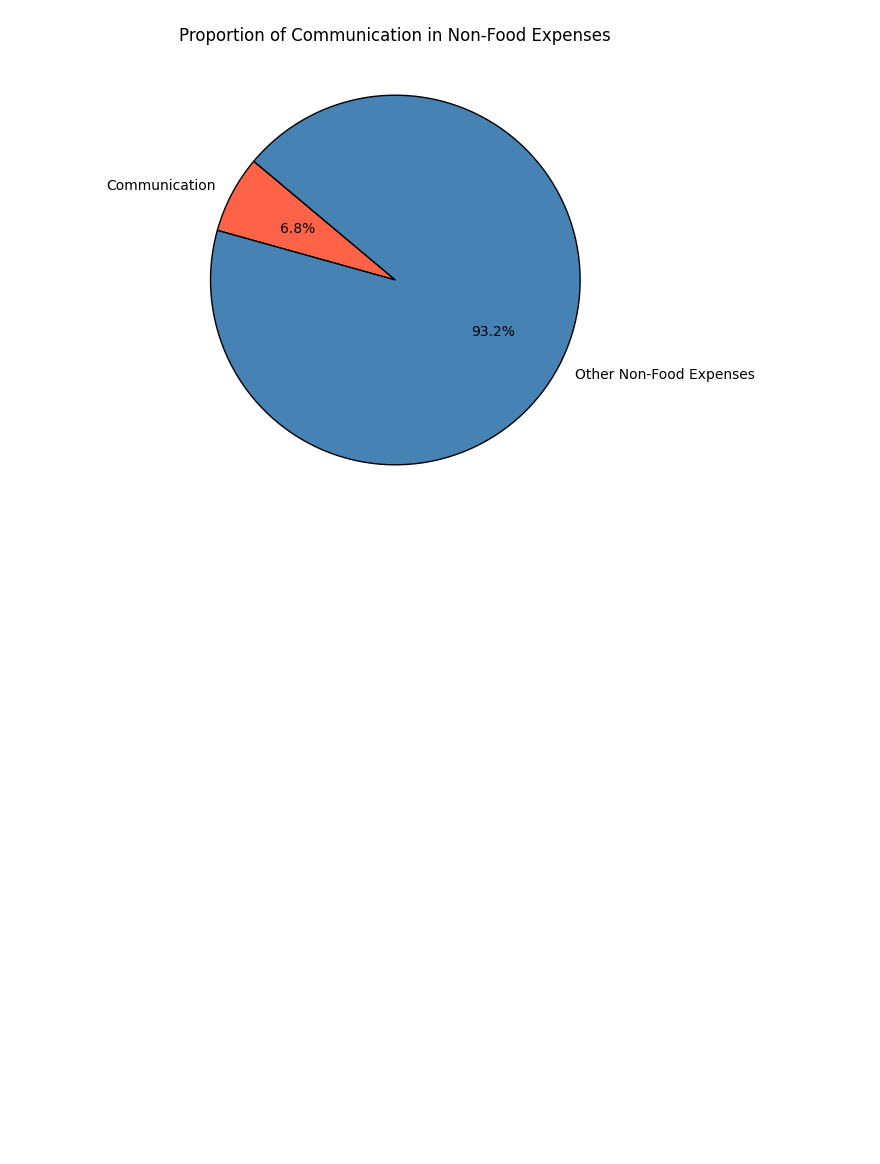
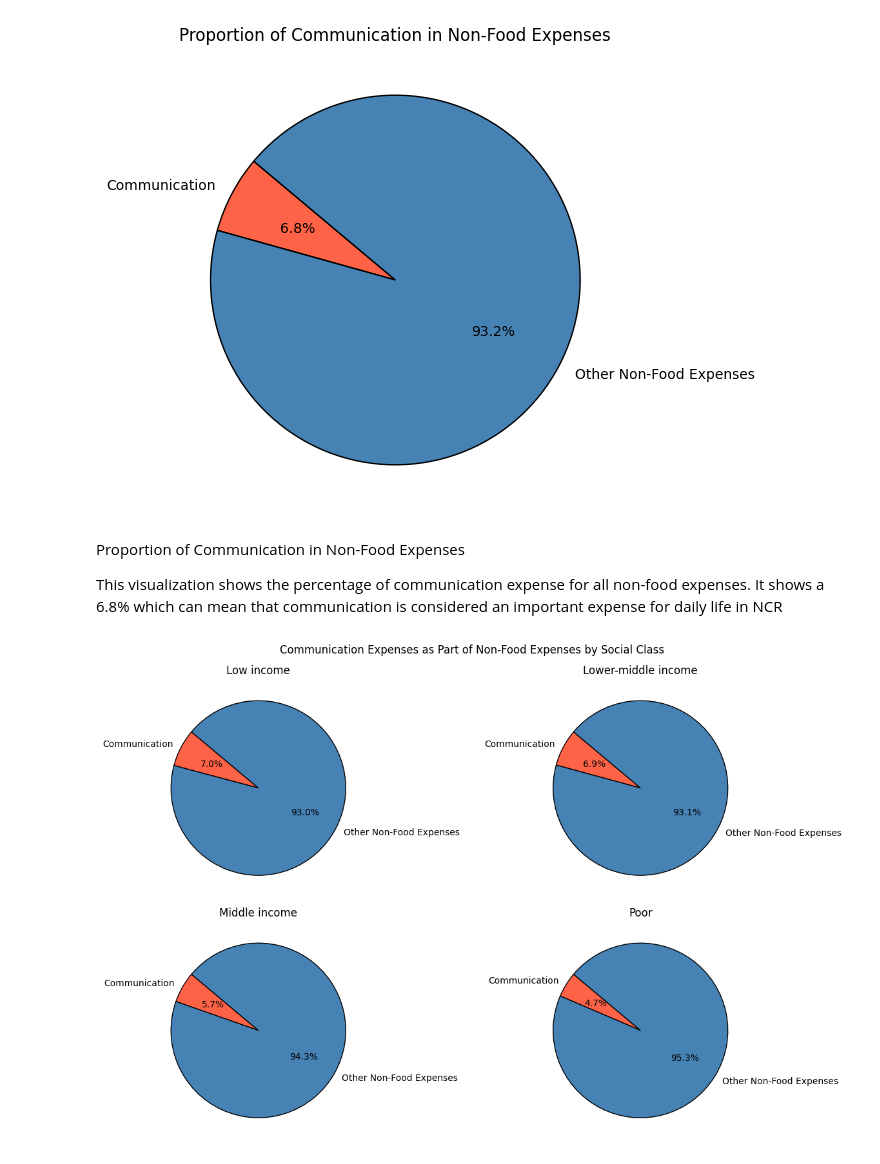
Before and after one commit to JoshuaEntrata/Data-Mining-Prelims-Project, a Jupyter notebook: notebooks/eda/communication.ipynb, the cells around one changed output. Drawn from its saved outputs; the diff is of its cells as text; code cells hidden in the pictures; blank space fills up the shorter version.

```diff
--- a/notebooks/eda/communication.ipynb
+++ b/notebooks/eda/communication.ipynb
@@ -100,3 +109,49 @@ plt.title('Proportion of Communication in Non-Food Expenses')
 plt.show()
 # %% [output]
 [figure]
+# %% [markdown]
+Proportion of Communication in Non-Food Expenses
+
+This visualization shows the percentage of communication expense for all non-food expenses. It shows a 6.8% which can mean that communication is considered an important expense for daily life in NCR
+# %%
+import matplotlib.pyplot as plt
+
+# Group data by social class
+grouped_data = final_fies.groupby('SOCIAL_CLASS').agg({
+    'COMMUNICATION': 'sum',
+    'NFOOD': 'sum'
+})
+
+# Adjust layout based on the number of social classes
+num_classes = len(grouped_data)
+rows = (num_classes // 2) + (num_classes % 2 > 0)  # Distribute in 3 columns for better spacing
+
+# Create larger subplots
+fig, axes = plt.subplots(rows, 2, figsize=(12, rows * 4))  # Increased size for clarity
+axes = axes.flatten()  # Flatten to simplify iteration
+
+for idx, (class_name, row) in enumerate(grouped_data.iterrows()):
+    communication_total = row['COMMUNICATION']
+    remaining_nfood = row['NFOOD'] - communication_total
+
+    # Data for each pie chart
+    sizes = [communication_total, remaining_nfood]
+    labels = ['Communication', 'Other Non-Food Expenses']
+
+    # Create pie chart
+    axes[idx].pie(sizes, labels=labels, autopct='%.1f%%', colors=['#FF6347', '#4682B4'],
+                  startangle=140, wedgeprops={'linewidth': 1, 'edgecolor': 'black'})
+
+    # Title for each chart
+    axes[idx].set_title(f'{class_name}')
+
+# Hide any unused subplot slots
+for idx in range(len(grouped_data), len(axes)):
+    axes[idx].axis('off')
+
+# Main title
+plt.suptitle('Communication Expenses as Part of Non-Food Expenses by Social Class')
+plt.tight_layout()
+plt.show()
+# %% [output]
+[figure, added]
```
Also changed, not shown: parts of 5 cells of this notebook.
